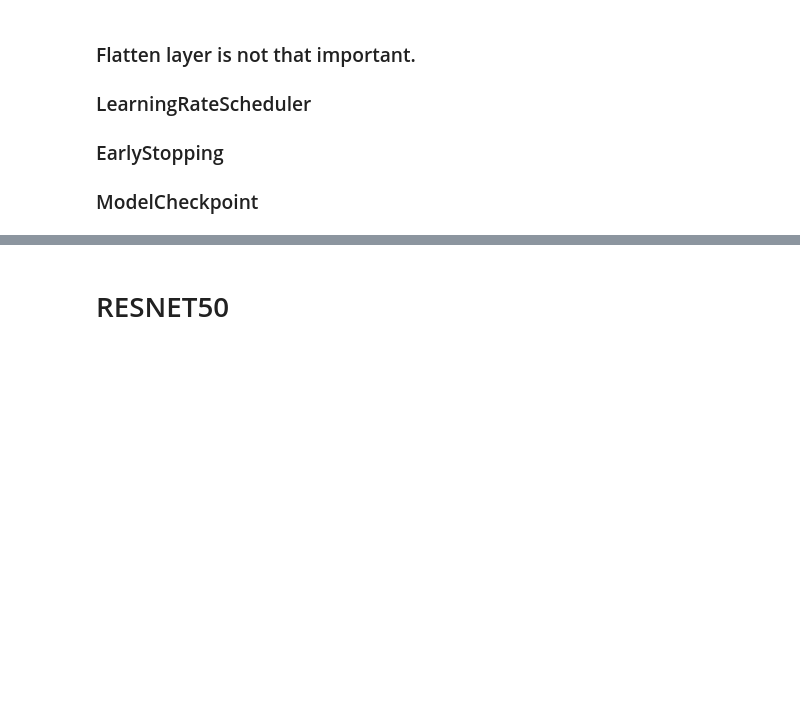
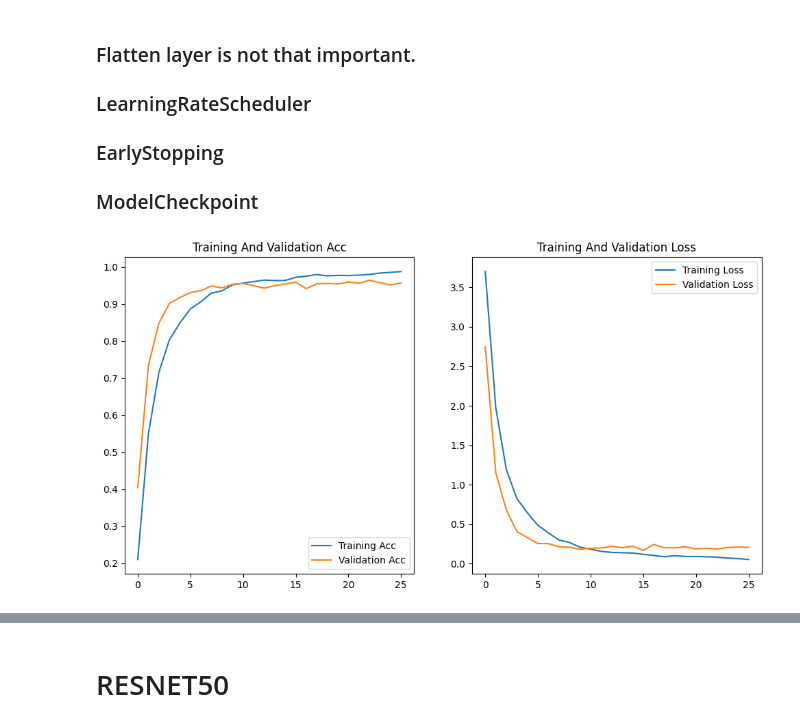
Before and after one commit to SelmanDedeakay/fhv-ai-cv-project, a Jupyter notebook: CV-Project-Flowers.ipynb, the cells around one changed output, grey strips where cells are left out. Drawn from its saved outputs; the diff is of its cells as text; code cells hidden in the pictures; blank space fills up the shorter version.

```diff
--- a/CV-Project-Flowers.ipynb
+++ b/CV-Project-Flowers.ipynb
@@ -134,5 +133,27 @@ class DataGenerator(keras.utils.Sequence):
 
         return X, tf.keras.utils.to_categorical(Y, num_classes=self._n_classes)
+# %%
+import matplotlib.pyplot as plt
+def plotResults(results):
+    acc = results.history['accuracy']
+    val_acc = results.history['val_accuracy']
+    loss = results.history['loss']
+    val_loss = results.history['val_loss']
+    plt.figure(figsize=(12, 6))
+
+    plt.subplot(1, 2, 1)
+    plt.plot(acc, label='Training Acc')
+    plt.plot(val_acc, label='Validation Acc')
+    plt.title('Training And Validation Acc')
+    plt.legend(loc='lower right')
+    plt.subplot(1, 2, 2)
+    plt.plot(loss, label='Training Loss')
+    plt.plot(val_loss, label='Validation Loss')
+    plt.title('Training And Validation Loss')
+    plt.xlabel("Epochs")
+    plt.ylabel("Accuracy")
+    plt.legend()
+    plt.show()
 # %%
 def prep(arr):
     scaled_data = (arr - 127.5) / 127.5
@@ -200,6 +315,10 @@ Epoch 29/50
 ### LearningRateScheduler
 ### EarlyStopping
 ### ModelCheckpoint
+# %%
+plotResults(results)
+# %% [output]
+[figure, added]
 # %%
 saved_model = tf.keras.models.load_model("model.h5")
 
```
Also changed, not shown: parts of 16 cells of this notebook.
